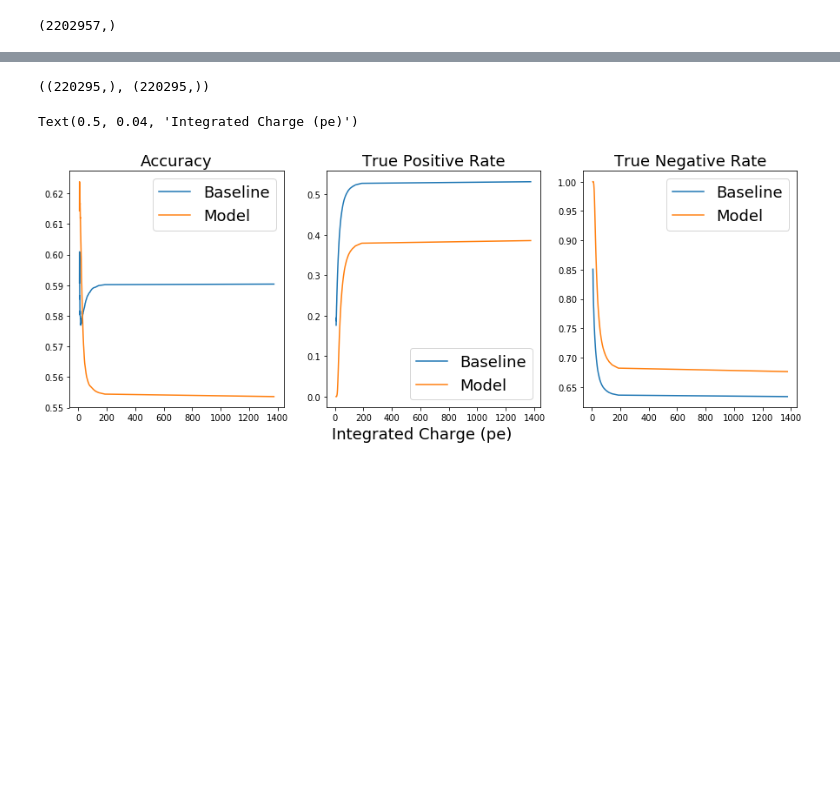
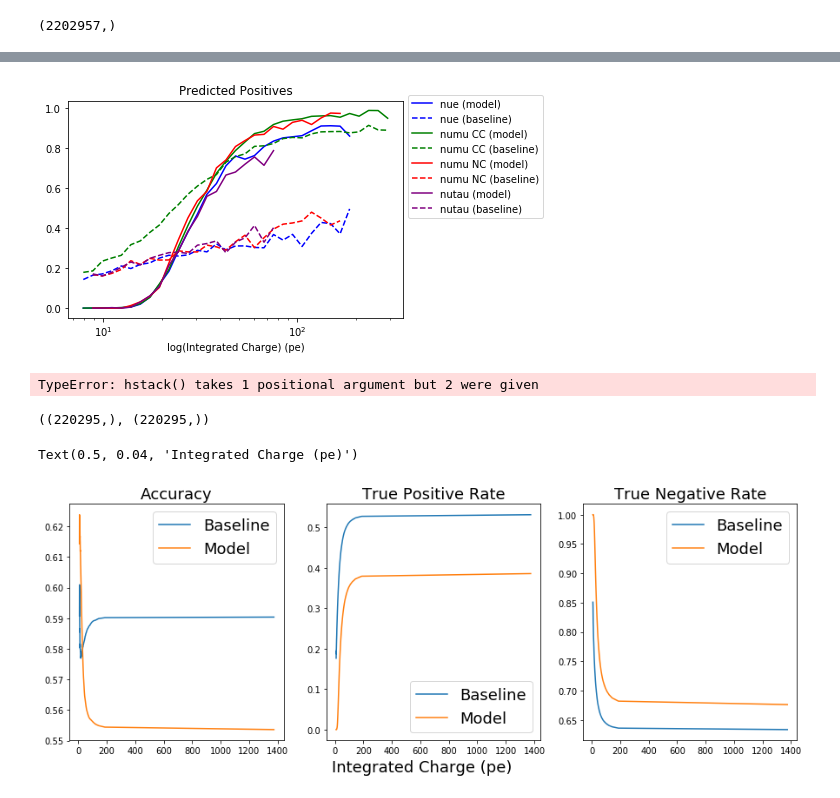
Before and after one commit to ruian1/NuIntClassification, a Jupyter notebook: baselines.ipynb, the cells around one changed output, grey strips where cells are left out. Saved outputs shown, nothing was run; the diff lists cells and outputs as text; code cells hidden in the pictures; blank space fills up the shorter version.

```diff
--- a/baselines.ipynb
+++ b/baselines.ipynb
@@ -142,3 +219,15 @@ df = pd.DataFrame(metrics)
+# %%
+plot_metric('ppr', 'Predicted Positives')
+# %% [output]
+[figure, added]
+# %%
+np.hstack((
+    np.array(pd.DataFrame(metrics['numu CC']['model'])['acc']),
+    np.array(pd.DataFrame(metrics['numu CC']['model'])['acc'])
+    )
+)
+# %% [output]
+TypeError: hstack() takes 1 positional argument but 2 were given
 # %%
 total_charge_sorted = np.sort(total_charge)
 # %%
```
Also changed, not shown: parts of 20 cells of this notebook, 2 other files.
